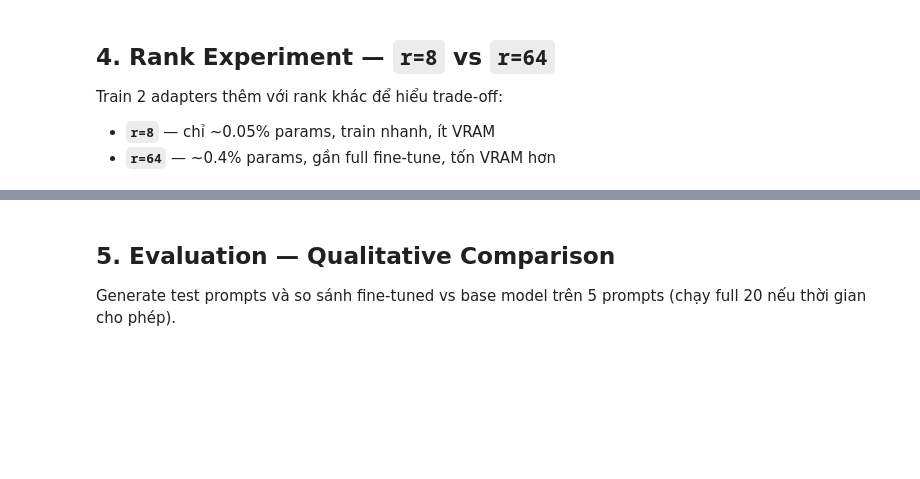
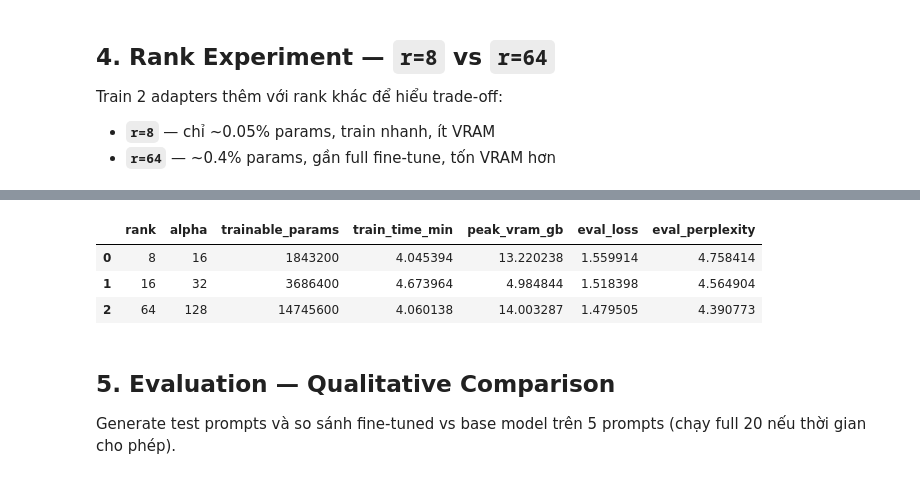
Before and after one commit to HNIM2108/-Day21-Track3-Finetuning-LLMs-LoRA-QLoRA, a Jupyter notebook: notebooks/Lab21_LoRA_Finetuning_T4.ipynb, the cells around one changed output, grey strips where cells are left out. Saved outputs shown, nothing was run; the diff lists cells and outputs as text; code cells hidden in the pictures; blank space fills up the shorter version.

```diff
--- a/notebooks/Lab21_LoRA_Finetuning_T4.ipynb
+++ b/notebooks/Lab21_LoRA_Finetuning_T4.ipynb
@@ -661,3 +834,55 @@ print(summary_df.to_string(index=False))
+# %%
+import pandas as pd
+
+# Recreate exp_16 dictionary from earlier outputs
+exp_16 = {
+    "rank": 16,
+    "alpha": 32,
+    "trainable_params": 3686400, # From cell-13 output
+    "train_time_min": wall_16 / 60, # wall_16 is defined in cell-16
+    "peak_vram_gb": vram_16, # vram_16 is defined in cell-16
+    "eval_loss": eval_loss_16, # eval_loss_16 is defined in cell-16
+    "eval_perplexity": ppl_16, # ppl_16 is defined in cell-16
+    "trainer": None, "model": None, "tokenizer": None # These were deleted
+}
+
+# Create exp_8 dictionary from variables defined in cell-22
+exp_8 = {
+    "rank": 8,
+    "alpha": 16,
+    "trainable_params": 1843200, # Calculated: 3686400 / 2 (r=16 -> r=8)
+    "train_time_min": wall_8 / 60,
+    "peak_vram_gb": vram_8,
+    "eval_loss": eval_loss_8,
+    "eval_perplexity": ppl_8,
+    "trainer": None, "model": None, "tokenizer": None
+}
+
+# Create exp_64 dictionary from variables defined in cell-22
+exp_64 = {
+    "rank": 64,
+    "alpha": 128,
+    "trainable_params": 14745600, # From kernel state for exp_64
+    "train_time_min": wall_64 / 60,
+    "peak_vram_gb": vram_64,
+    "eval_loss": eval_loss_64,
+    "eval_perplexity": ppl_64,
+    "trainer": None, "model": None, "tokenizer": None
+}
+
+# Create summary DataFrame
+results = [exp_8, exp_16, exp_64]
+summary_df = pd.DataFrame([
+    {k: v for k, v in res.items() if k not in ['trainer', 'model', 'tokenizer']}
+    for res in results
+])
+
+display(summary_df)
+# %% [output]
+|  | rank | alpha | trainable_params | train_time_min | peak_vram_gb | eval_loss | eval_perplexity |
+| 0 | 8 | 16 | 1843200 | 4.045394 | 13.220238 | 1.559914 | 4.758414 |
+| 1 | 16 | 32 | 3686400 | 4.673964 | 4.984844 | 1.518398 | 4.564904 |
+| 2 | 64 | 128 | 14745600 | 4.060138 | 14.003287 | 1.479505 | 4.390773 |
 # %% [markdown]
 ## 5. Evaluation — Qualitative Comparison
 
```
Also changed, not shown: parts of 16 cells of this notebook.
